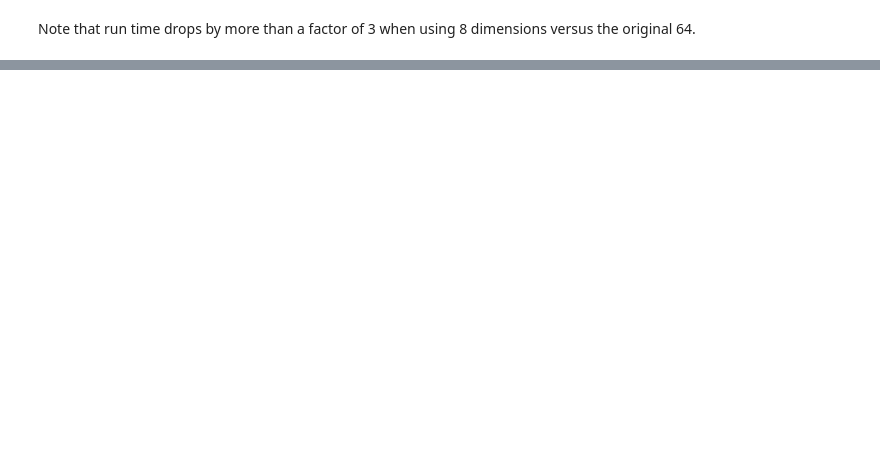
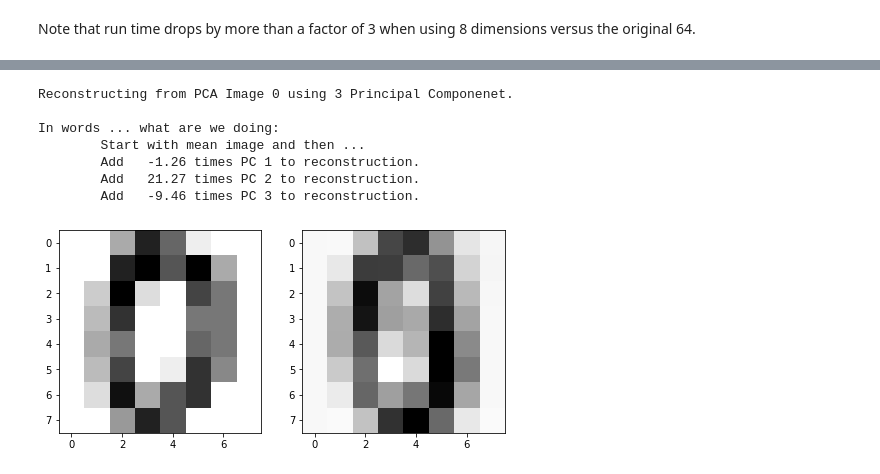
Before and after one commit to danboberton/CS345-Modules, a Jupyter notebook: module02_05_nn_and_pca.ipynb, the cells around one changed output, grey strips where cells are left out. Saved outputs shown, nothing was run; the diff lists cells and outputs as text; code cells hidden in the pictures; blank space fills up the shorter version.

```diff
--- a/module02_05_nn_and_pca.ipynb
+++ b/module02_05_nn_and_pca.ipynb
@@ -351,0 +419,40 @@ for axr in axes :
+# %%
+digits = datasets.load_digits()
+subspace_size = 3
+imindex = 0
+
+print(f'Reconstructing from PCA Image {imindex} using {subspace_size} Principal Componenet.\n')
+
+X = digits.data
+y = digits.target
+pca = PCA(n_components=subspace_size)
+pca.fit(X)
+
+Xs = pca.transform(X)
+Xcps = pca.components_
+
+if subspace_size < 9 :
+    print('In words ... what are we doing:')
+    print('\tStart with mean image and then ...')
+    for i in range(subspace_size) :
+        print(f'\tAdd {Xs[imindex,i]:7.2f} times PC {i+1} to reconstruction.')
+
+recon = pca.mean_ + np.matmul(Xcps.T,Xs[imindex,:])
+
+fig, axes = plt.subplots(1,2)
+fig.set_figheight(5)
+fig.set_figwidth(8)
+ax = axes[0]
+ax.imshow(np.resize(X[imindex,:],(8,8)), cmap=plt.cm.gray_r, interpolation='nearest')
+
+ax = axes[1]
+ax.imshow(np.resize(recon,(8,8)), cmap=plt.cm.gray_r, interpolation='nearest');
+# %% [output]
+Reconstructing from PCA Image 0 using 3 Principal Componenet.
+
+In words ... what are we doing:
+        Start with mean image and then ...
+        Add   -1.26 times PC 1 to reconstruction.
+        Add   21.27 times PC 2 to reconstruction.
+        Add   -9.46 times PC 3 to reconstruction.
+[figure, added]
```
Also changed, not shown: parts of 25 cells of this notebook.
